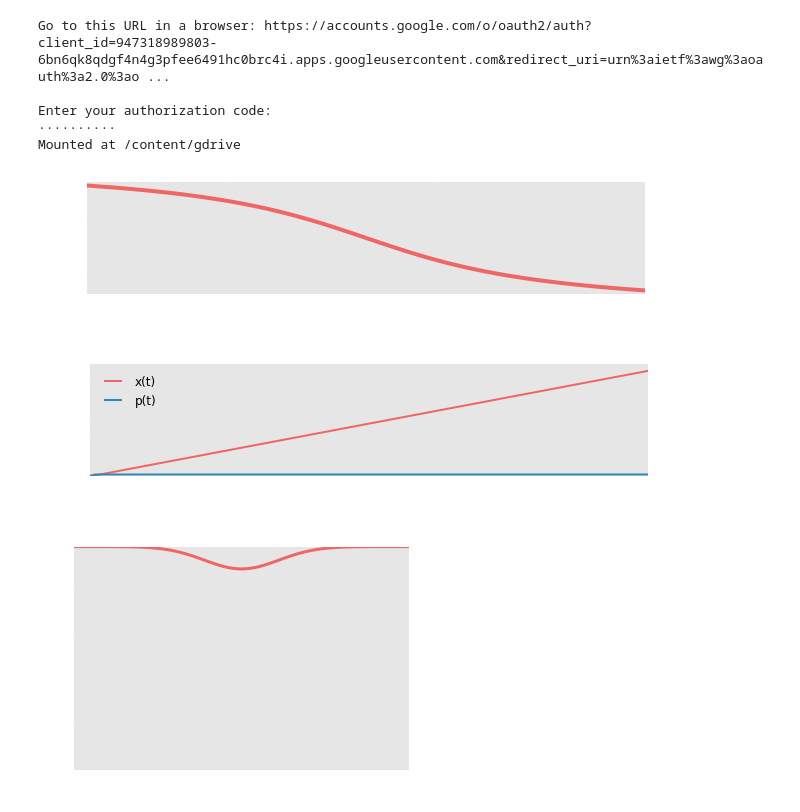
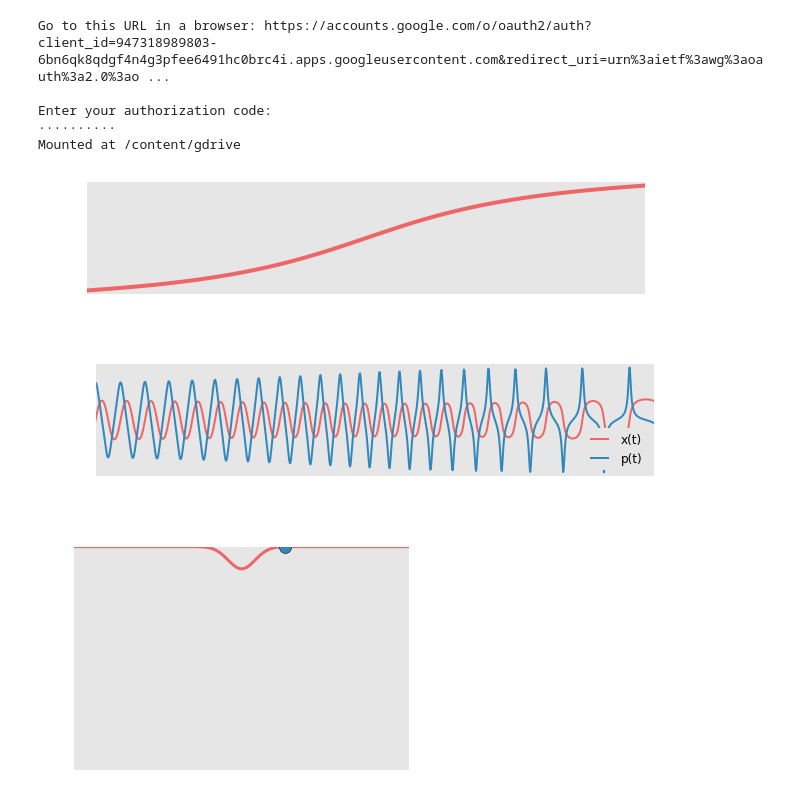
Before and after one commit to polnops/adiabatic_loading, a Jupyter notebook: tweezer_loading.ipynb, the cells around one changed output. Drawn from its saved outputs; the diff is of its cells as text; code cells hidden in the pictures.

```diff
--- a/tweezer_loading.ipynb
+++ b/tweezer_loading.ipynb
@@ -40,33 +41,36 @@ class Harmonic1D(object):
         self.x     = np.empty_like(self.t)
         self.p     = np.empty_like(self.t)
 
-    # def _model(self, z, t, omega):
-    #     x    = z[0]
-    #     p    = z[1]
-    #     dpdt = -omega**2 *x
-    #     dxdt = p
-    #     return [dxdt, dpdt]
-
     def _model(self, z, t, omega):
-        x    = z[0]
-        p    = z[1]
-        dpdt = 2*(omega**2)*x*np.exp(-(omega*x)**2)
+        x = z[0]
+        p = z[1]
+        dpdt = -2*(omega**2)*x*np.exp(-(omega*x)**2)
+        #     dpdt = -omega**2 *x
         dxdt = p
         return [dxdt, dpdt]
 
-    def _makeTrap(self):
+    def _rampOmega(self):
         self.omega = (self.omega_i + self.omega_f)/2.0 \
               - (self.omega_i - self.omega_f)/2.0* \
              np.arctan(self.t/self.tau)/(np.pi/2.0)
 
-    def solveODE(self, omega_i = 10, omega_f = 1, tau = 10):
-        z0        = [0, 0.1]
-        self.x[0] = z0[0]
-        self.p[0] = z0[1]
+    def gaussian(self, omega, x):
+        return -np.exp(-(omega*x)**2)
+
+    def dgaussian(self, omega, x):
+        return -np.exp(-(omega*x)**2)
+
+
+    def solveODE(self, omega_i = 10, omega_f = 1, tau = 10, z0 = [0, 0.25]):
+
+        # self.x[0] = z0[0]
+        # self.p[0] = z0[1]
+
+        self.x[0], self.p[0] = z0
         self.omega_i = omega_i
         self.omega_f = omega_f
         self.tau     = tau
-        self._makeTrap()
+        self._rampOmega()
         for i in range(1, self.n):
             tspan = [self.t[i-1], self.t[i]]
             z     = odeint(self._model, z0, tspan, args=(self.omega[i],))
@@ -163,17 +167,17 @@ class Adiabaticity1D(Harmonic1D):
         plt.show()
 # %%
 h1d = Harmonic1D()
-h1d.solveODE(omega_i = 5, omega_f = 1, tau = 20)
+h1d.solveODE(omega_i = 1, omega_f = 5, tau = 20, z0 = [0,1])
 h1d.plot_xp()
 # %% [output]
-[figure, old version]
+[figure, new version]
-[figure, old version]
+[figure, new version]
 # %%
 path = '/content/gdrive/My Drive/Atom_cavity/personal folders/Po/adiabatic_cooling'
 os.chdir(path)
 h1d.plot_animation(savepath = 'gaussian.mp4')
 # %% [output]
-[figure, old version]
+[figure, new version]
 # %%
 adia = Adiabaticity1D()
 adia.solveODE(tau = 10)
```
Also changed, not shown: parts of 3 cells of this notebook.
